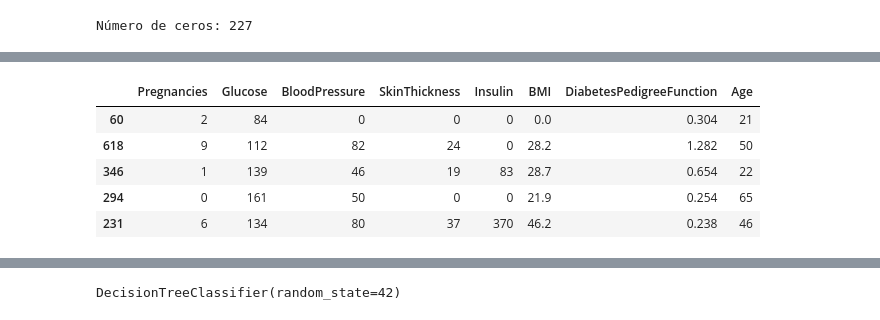
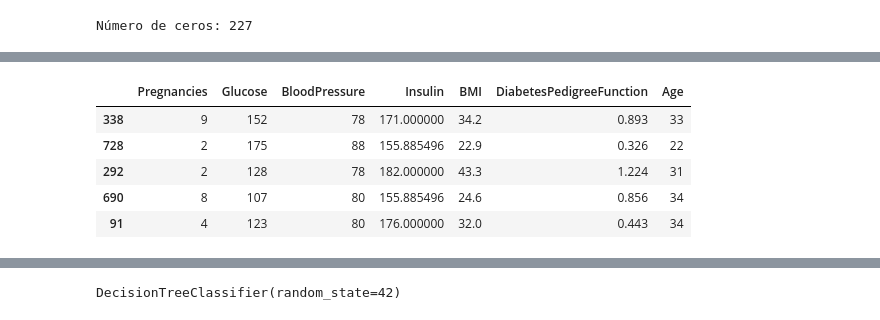
Before and after one commit to 4GeeksAcademy/Boosting-diabetes, a Jupyter notebook: src/explore.ipynb, the cells around one changed output, grey strips where cells are left out. Cells and saved outputs as stored; diff of their text form; code cells hidden in the pictures.

```diff
--- a/src/explore.ipynb
+++ b/src/explore.ipynb
@@ -341,0 +344,16 @@ plt.show()
+# %%
+from sklearn.impute import KNNImputer
+df['Insulin'] = df['Insulin'].replace(0, np.nan)
+# 1. Crear el objeto KNNImputer
+# n_neighbors es el número de vecinos más cercanos a considerar (puedes ajustarlo)
+imputer = KNNImputer(n_neighbors=80)
+
+# 2. Aplicar el imputador a la columna Insulin
+# Selecciona la columna Insulin y conviértela en un array 2D (KNNImputer requiere entrada 2D)
+insulina_imputada = imputer.fit_transform(df[['Insulin']])
+
+# 3. Reemplazar la columna original con los valores imputados
+df['Insulin'] = insulina_imputada
+
+# 4. Validar que no queden valores en cero
+df.describe()
@@ -341,0 +411,18 @@ plt.show()
+# %%
+#Vamos a imputar también con la mediana SkinThickness, sin embargo por su baja correlación lo más seguro es que no la usaremos en el entrenamiento de nuestro modelo
+
+from sklearn.impute import KNNImputer
+df['SkinThickness'] = df['SkinThickness'].replace(0, np.nan)
+# 1. Crear el objeto KNNImputer
+# n_neighbors es el número de vecinos más cercanos a considerar (puedes ajustarlo)
+imputer = KNNImputer(n_neighbors=80)
+
+# 2. Aplicar el imputador a la columna Insulin
+# Selecciona la columna Insulin y conviértela en un array 2D (KNNImputer requiere entrada 2D)
+insulina_imputada = imputer.fit_transform(df[['SkinThickness']])
+
+# 3. Reemplazar la columna original con los valores imputados
+df['SkinThickness'] = insulina_imputada
+
+# 4. Validar que no queden valores en cero
+df.describe()
@@ -342,16 +521,18 @@ plt.show()
 # %%
 from sklearn.model_selection import train_test_split
 
-X = df.drop('Outcome',axis=1)
+#Modelo sin SkinThickness
+
+X = df.drop(['Outcome','SkinThickness'],axis=1)
 y = df['Outcome']
 
-X_train, X_test, y_train, y_test = train_test_split(X,y,test_size=0.2,random_state=42)
+X_train1, X_test1, y_train1, y_test1 = train_test_split(X,y,test_size=0.2,random_state=42)
 
-X_train.head()
+X_train1.head()
 # %% [output]
-|  | Pregnancies | Glucose | BloodPressure | SkinThickness | Insulin | BMI | DiabetesPedigreeFunction | Age |
-| 60 | 2 | 84 | 0 | 0 | 0 | 0.0 | 0.304 | 21 |
-| 618 | 9 | 112 | 82 | 24 | 0 | 28.2 | 1.282 | 50 |
-| 346 | 1 | 139 | 46 | 19 | 83 | 28.7 | 0.654 | 22 |
-| 294 | 0 | 161 | 50 | 0 | 0 | 21.9 | 0.254 | 65 |
-| 231 | 6 | 134 | 80 | 37 | 370 | 46.2 | 0.238 | 46 |
+|  | Pregnancies | Glucose | BloodPressure | Insulin | BMI | DiabetesPedigreeFunction | Age |
+| 338 | 9 | 152 | 78 | 171.000000 | 34.2 | 0.893 | 33 |
+| 728 | 2 | 175 | 88 | 155.885496 | 22.9 | 0.326 | 22 |
+| 292 | 2 | 128 | 78 | 182.000000 | 43.3 | 1.224 | 31 |
+| 690 | 8 | 107 | 80 | 155.885496 | 24.6 | 0.856 | 34 |
+| 91 | 4 | 123 | 80 | 176.000000 | 32.0 | 0.443 | 34 |
```
Also changed, not shown: parts of 26 cells of this notebook, 2 other files.
